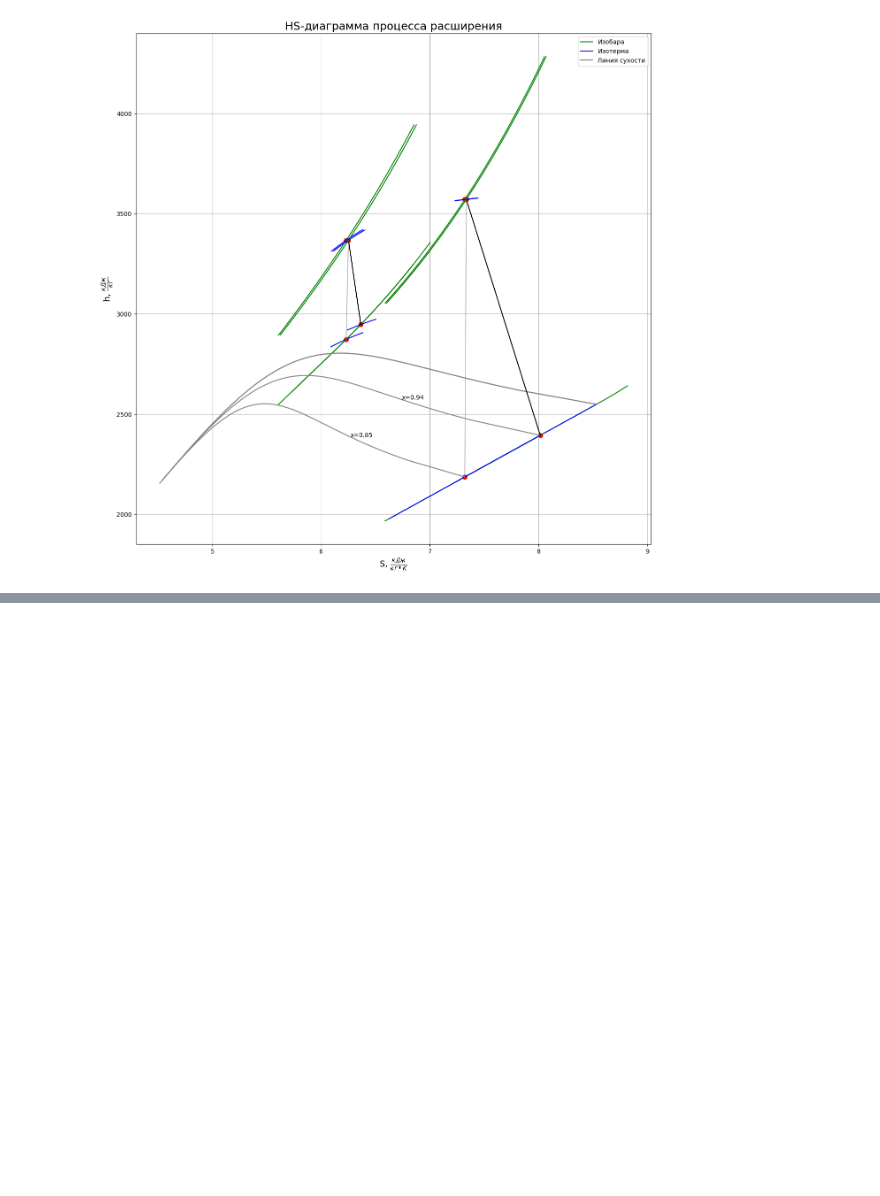
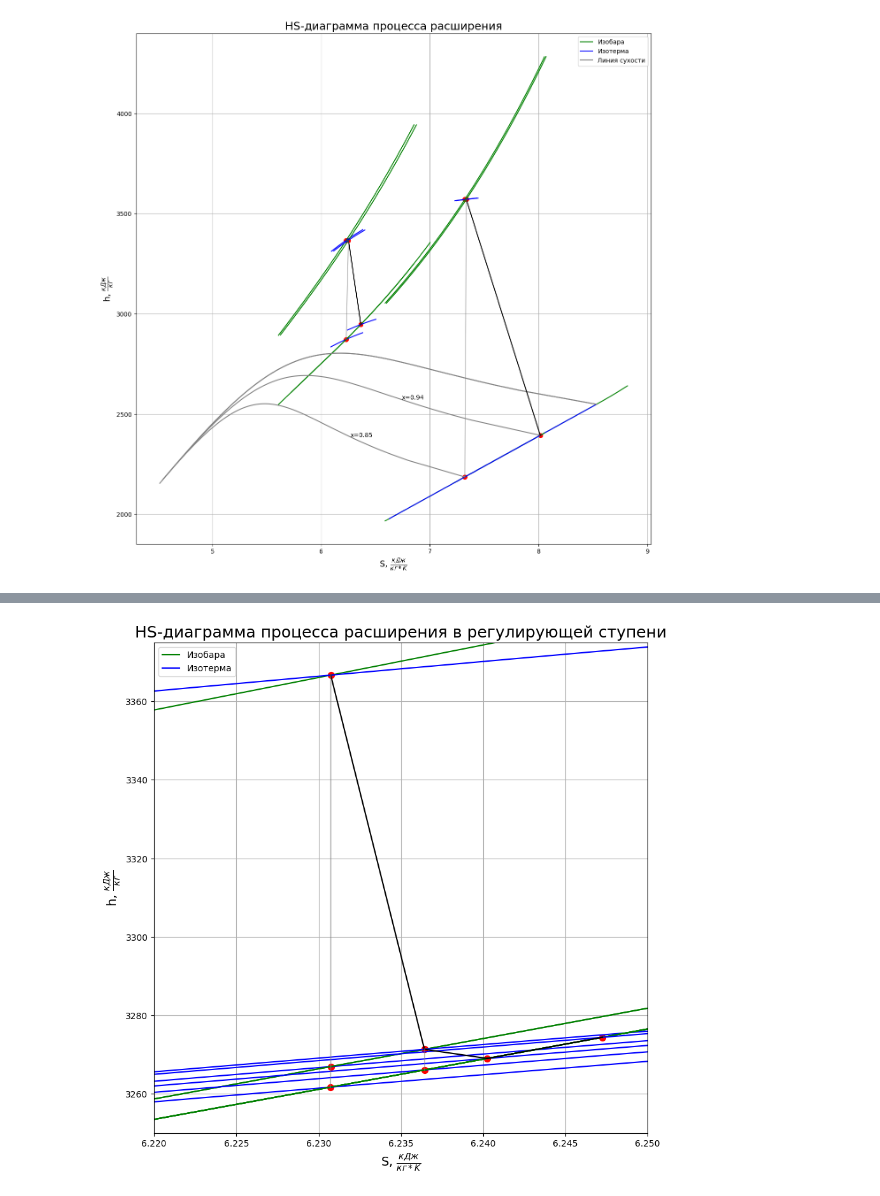
Before and after one commit to BonadykovNM/PythonTurbine, a Jupyter notebook: Курсач/Сoursework.ipynb, the cells around one changed output, grey strips where cells are left out. Cells and saved outputs as stored; diff of their text form; code cells hidden in the pictures; blank space fills up the shorter version.

```diff
--- a/Курсач/Сoursework.ipynb
+++ b/Курсач/Сoursework.ipynb
@@ -137,3 +133,7 @@ Inner_part.plot_reg(point0, d_sr, n, p, 100, inlet_mass_flow)
+# %%
+Inner_part.plot_reg(point0, d_sr, n, p, 105, inlet_mass_flow)
+# %% [output]
+[figure, added]
 # %%
 Inner_part.efficiency_graph(point0, d_sr, n, p, H0, inlet_mass_flow)
 # %% [output]
```
Also changed, not shown: parts of 13 cells of this notebook, 1 other file.
